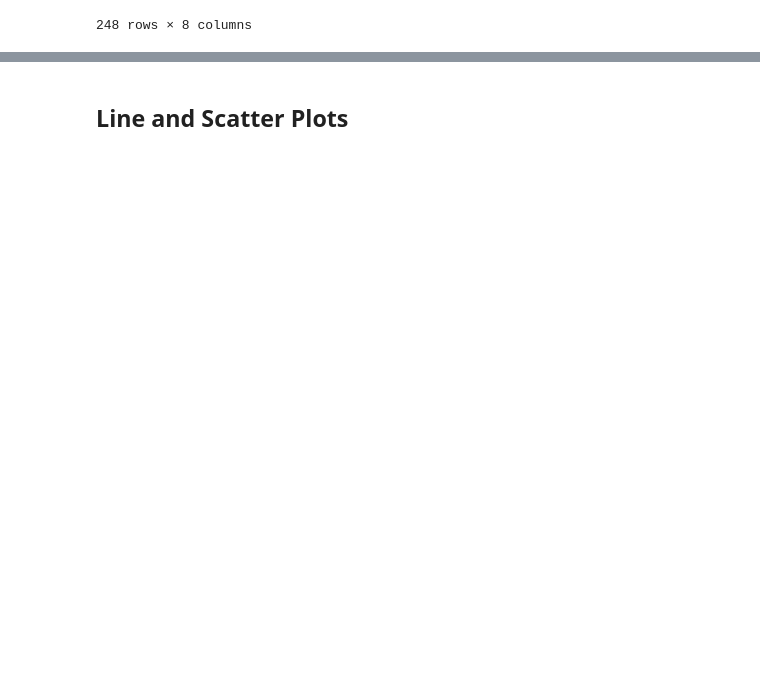
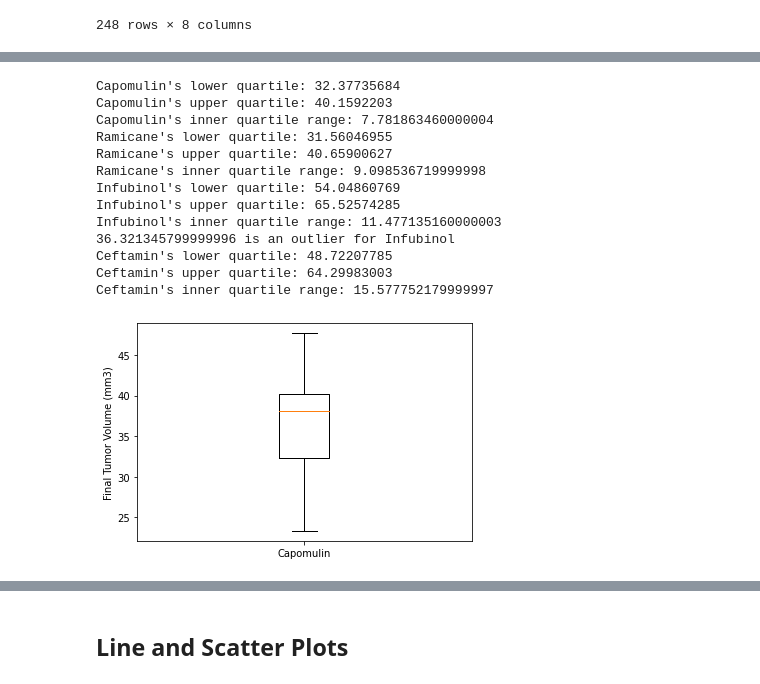
Before and after one commit to nguye453/matplotlib-challenge, a Jupyter notebook: Pymaceuticals/pymaceuticals_starter.ipynb, the cells around one changed output, grey strips where cells are left out. Saved outputs shown, nothing was run; the diff lists cells and outputs as text; code cells hidden in the pictures; blank space fills up the shorter version.

```diff
--- a/Pymaceuticals/pymaceuticals_starter.ipynb
+++ b/Pymaceuticals/pymaceuticals_starter.ipynb
@@ -192,23 +192,3 @@ merged_df
 | 246 | z795 | Naftisol | Female | 13 | 29 | 45 | 65.741070 | ... |
 | 247 | z969 | Naftisol | Male | 9 | 30 | 45 | 73.867845 | ... |
 248 rows × 8 columns
-# %%
-# Put treatments into a list for for loop (and later for plot labels)
-treatments_list = cleaned_mouse_data_df['Drug Regimen'].unique()
-
-# Create empty list to fill with tumor vol data (for plotting)
-tumor_vol_data = [] #...why...did i have to do this??
-tumor_vol_data = merged_df['Tumor Volume (mm3)']
-
-# Calculate the IQR and quantitatively determine if there are any potential outliers.
-quartiles = tumor_vol_data.quantile([.25, .5, .75])
-lower_quartile = quartiles[.25]
-upper_quartile = quartiles[.75]
-iqr = upper_quartile - lower_quartile
-    # Locate the rows which contain mice on each drug and get the tumor volumes
-
-
-    # add subset
-
-
-    # Determine outliers using upper and lower bounds
@@ -218,0 +195,60 @@ iqr = upper_quartile - lower_quartile
+# %%
+# Put treatments into a list for for loop (and later for plot labels)
+treatments_list = ['Capomulin', 'Ramicane', 'Infubinol', 'Ceftamin']
+# Create empty list to fill with tumor vol data (for plotting)
+
+# treatments_list = ['Capomulin']
+for treatment in treatments_list:
+    tumor_vol_data = []
+
+# Calculate the IQR and quantitatively determine if there are any potential outliers.
+    for index, row in merged_df.iterrows():
+    # Locate the rows which contain mice on each drug and get the tumor volumes
+        if str(row['Drug Regimen']) == treatment:
+            tumor_vol_data.append(float(row['Tumor Volume (mm3)']))
+    next(merged_df.iterrows())
+
+    tumor_vol_data = pd.Series((v for v in tumor_vol_data))
+
+    quartiles = tumor_vol_data.quantile([.25, .75])
+    lower_quartile = quartiles[.25]
+    upper_quartile = quartiles[.75]
+    iqr = upper_quartile - lower_quartile
+    print(f'{treatment}\'s lower quartile: {lower_quartile}')
+    print(f'{treatment}\'s upper quartile: {upper_quartile}')
+    print(f'{treatment}\'s inner quartile range: {iqr}')
+
+    # add subset
+    lower_bound = lower_quartile - (1.5 * iqr)
+    upper_bound = upper_quartile + (1.5 * iqr)
+
+    # Determine outliers using upper and lower bounds
+    for index, row in merged_df.iterrows():
+        if str(row['Drug Regimen']) == treatment:
+            value = float(row['Tumor Volume (mm3)'])
+            if value < lower_bound:
+                print(f'{value} is an outlier for {treatment}')
+            elif value > upper_bound:
+                print(f'{value} is an outlier for {treatment}')
+    next(merged_df.iterrows())
+
+# Generate a box plot of the final tumor volume of each mouse across four regimens of interest
+    fig, ax = plt.subplots()
+    ax.boxplot(tumor_vol_data, labels=[treatment])
+    ax.set_ylabel('Final Tumor Volume (mm3)')
+plt.show()
+# %% [output]
+Capomulin's lower quartile: 32.37735684
+Capomulin's upper quartile: 40.1592203
+Capomulin's inner quartile range: 7.781863460000004
+Ramicane's lower quartile: 31.56046955
+Ramicane's upper quartile: 40.65900627
+Ramicane's inner quartile range: 9.098536719999998
+Infubinol's lower quartile: 54.04860769
+Infubinol's upper quartile: 65.52574285
+Infubinol's inner quartile range: 11.477135160000003
+36.321345799999996 is an outlier for Infubinol
+Ceftamin's lower quartile: 48.72207785
+Ceftamin's upper quartile: 64.29983003
+Ceftamin's inner quartile range: 15.577752179999997
+[figure, added]
```
Also changed, not shown: parts of 7 cells of this notebook, 1 other file.
